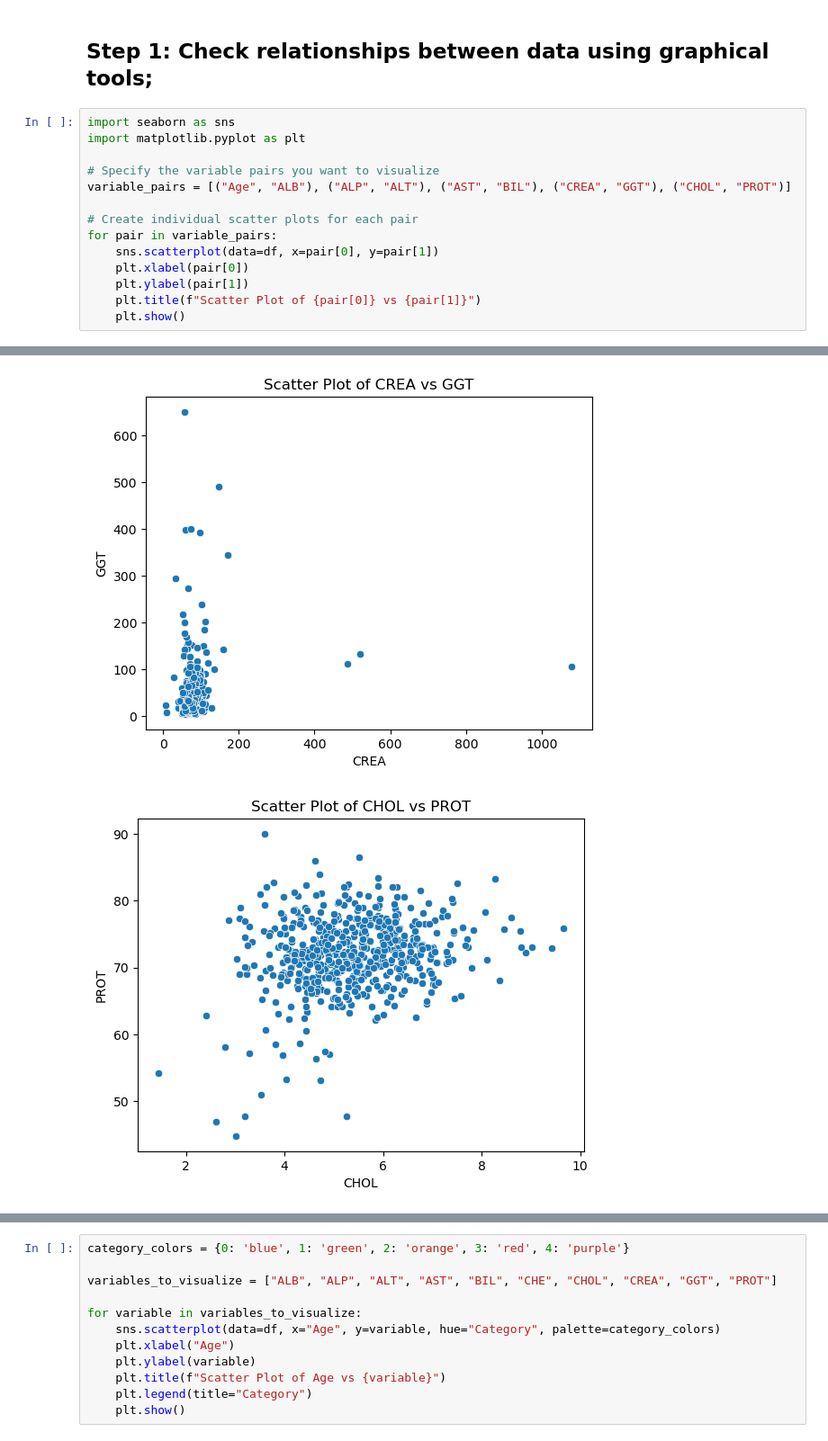
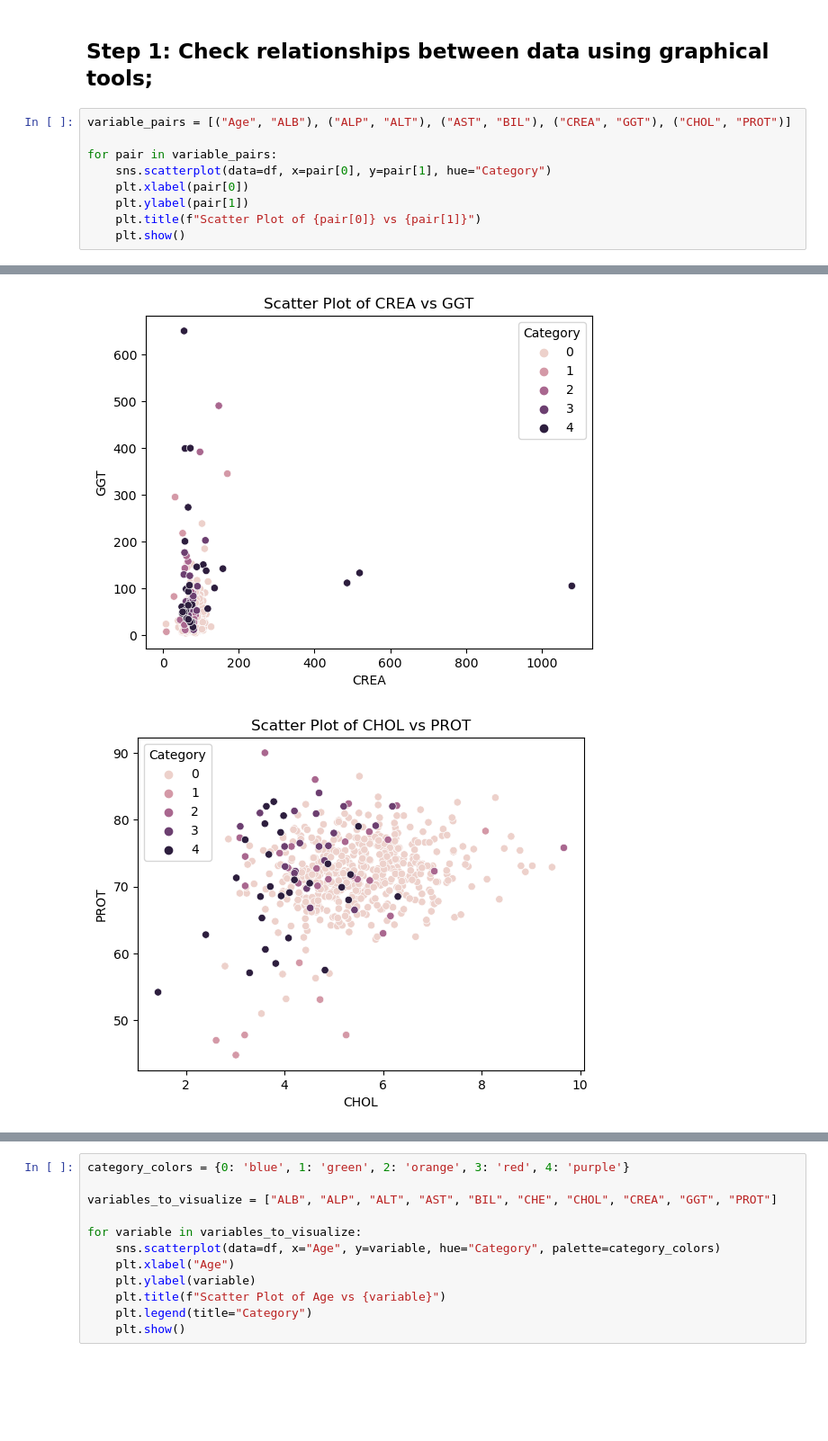
Before and after one commit to pcmoraesmenezes/Data-Set-Analyses, a Jupyter notebook: Hepatitis C virus - Blood based Detection/main.ipynb, the cells around one changed output, grey strips where cells are left out. Shown at 90% size. Cells and saved outputs as stored; diff of their text form; blank space fills up the shorter version.

```diff
--- a/Hepatitis C virus - Blood based Detection/main.ipynb
+++ b/Hepatitis C virus - Blood based Detection/main.ipynb
@@ -94,15 +94,10 @@ df['Category'] = df['Category'].map(category_mapping)
 # %% [markdown]
 ## Step 1: Check relationships between data using graphical tools;
 # %%
-import seaborn as sns
-import matplotlib.pyplot as plt
-
-# Specify the variable pairs you want to visualize
 variable_pairs = [("Age", "ALB"), ("ALP", "ALT"), ("AST", "BIL"), ("CREA", "GGT"), ("CHOL", "PROT")]
 
-# Create individual scatter plots for each pair
 for pair in variable_pairs:
-    sns.scatterplot(data=df, x=pair[0], y=pair[1])
+    sns.scatterplot(data=df, x=pair[0], y=pair[1], hue="Category")
     plt.xlabel(pair[0])
     plt.ylabel(pair[1])
     plt.title(f"Scatter Plot of {pair[0]} vs {pair[1]}")
@@ -114,2 +109,2 @@ for pair in variable_pairs:
-[figure, old version]
+[figure, new version]
-[figure, old version]
+[figure, new version]
```
Also changed, not shown: parts of 25 cells of this notebook.
